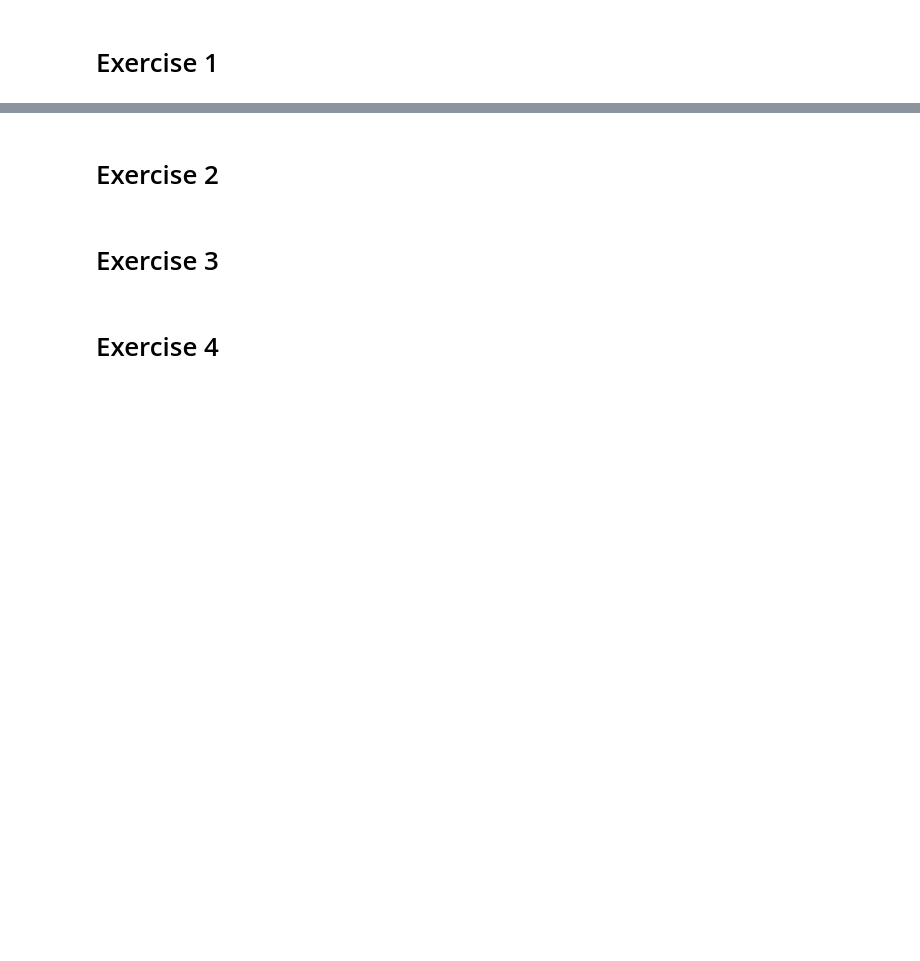
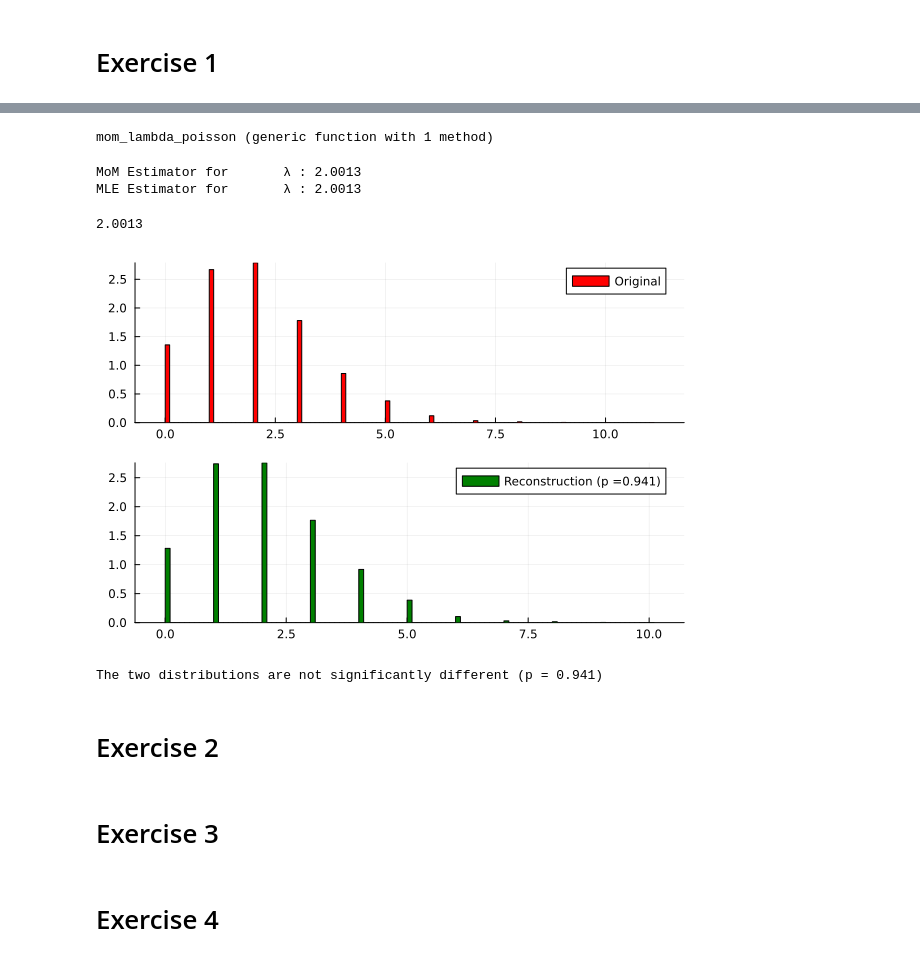
Before and after one commit to jugu612/MLMachineProblem1, a Jupyter notebook: MP1.ipynb, the cells around one changed output, grey strips where cells are left out. Cells and saved outputs as stored; diff of their text form; code cells hidden in the pictures; blank space fills up the shorter version.

```diff
--- a/MP1.ipynb
+++ b/MP1.ipynb
@@ -106,0 +199,42 @@ dataset = CSV.read("ex1_data.csv", DataFrame);
+# %%
+## Step 3.a: Compute the estimates using MLE and MoM. Code the estimators as functions.
+
+function mle_lambda_poisson(samples)
+    n = length(samples)
+    sum_X = sum(samples)
+    return sum_X / n
+end
+
+function mom_lambda_poisson(samples)
+    n = length(samples)
+    sum_X = sum(samples)
+    return sum_X / n
+end
+# %% [output]
+mom_lambda_poisson (generic function with 1 method)
+# %%
+## Step 3.b Determine if the MoM and MLE yield the same estimates.
+mom_p = mom_lambda_poisson(dataset.Value)
+println("MoM Estimator for 	λ : $mom_p")
+
+mle_p = mle_lambda_poisson(dataset.Value)
+println("MLE Estimator for 	λ : $mle_p")
+# %% [output]
+MoM Estimator for       λ : 2.0013
+MLE Estimator for       λ : 2.0013
+# %%
+## Step 4.a
+p = mle_lambda_poisson(dataset.Value)
+println(p)
+
+simulated_data = Poisson(p)
+dataset_value = rand(simulated_data, 10000);
+# %% [output]
+2.0013
+# %%
+## Step 4.b
+plot_reconstruction(dataset.Value, dataset_value)
+if_dist_different(dataset.Value, dataset_value)
+# %% [output]
+[figure, added]
+The two distributions are not significantly different (p = 0.941)
```
Also changed, not shown: parts of 9 cells of this notebook.
